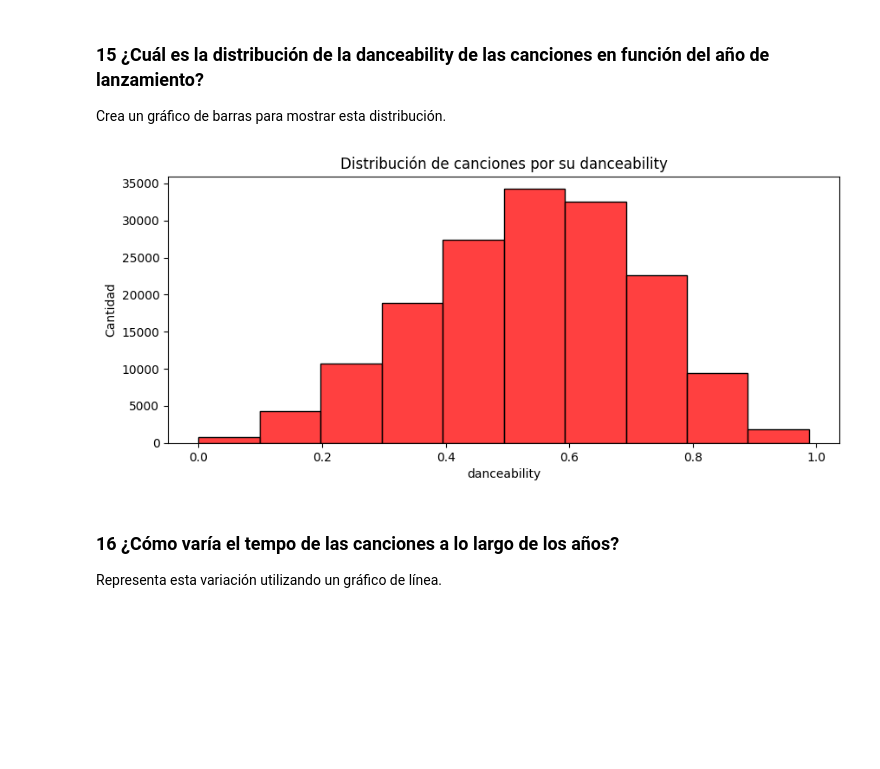
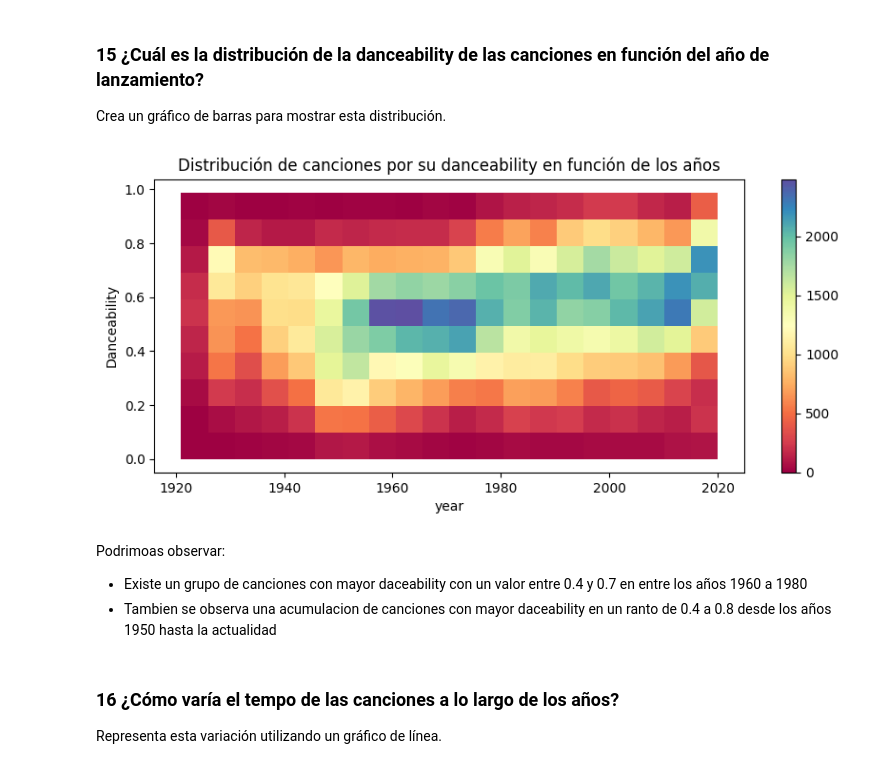
Before and after one commit to Horaciomb/UPB_Herramientas_Basicas_Visualizacion_Datoss_, a Jupyter notebook: Trabajo_Final/Trabajo_final_hmolina.ipynb, the cells around one changed output. Saved outputs shown, nothing was run; the diff lists cells and outputs as text; code cells hidden in the pictures; blank space fills up the shorter version.

```diff
--- a/Trabajo_Final/Trabajo_final_hmolina.ipynb
+++ b/Trabajo_Final/Trabajo_final_hmolina.ipynb
@@ -407,11 +400,22 @@ Crea un gráfico de barras para mostrar esta distribución.
 # %%
 plt.figure(figsize=(10,4))
-sns.histplot(data=df,x='danceability',bins=10,color='red')
-plt.title("Distribución de canciones por su danceability")
-plt.ylabel("Cantidad")
+sns.histplot(
+    data=df,
+    x='year',
+    y='danceability',
+    bins=(20, 10),  # 20 bins para años, 10 para danceability
+    cmap='Spectral',
+    cbar=True
+)
+plt.title("Distribución de canciones por su danceability en función de los años")
+plt.ylabel("Danceability")
 plt.show()
 # %% [output]
-[figure, old version]
+[figure, new version]
+# %% [markdown]
+Podrimoas observar:
+- Existe un grupo de canciones con mayor daceability con un valor entre 0.4 y 0.7 en entre los años 1960 a 1980
+- Tambien se observa una acumulacion de canciones con mayor daceability en un ranto de 0.4 a 0.8 desde los años 1950 hasta la actualidad
 # %% [markdown]
 ### 16 ¿Cómo varía el tempo de las canciones a lo largo de los años?
 Representa esta variación utilizando un gráfico de línea.
```
Also changed, not shown: parts of 22 cells of this notebook.
